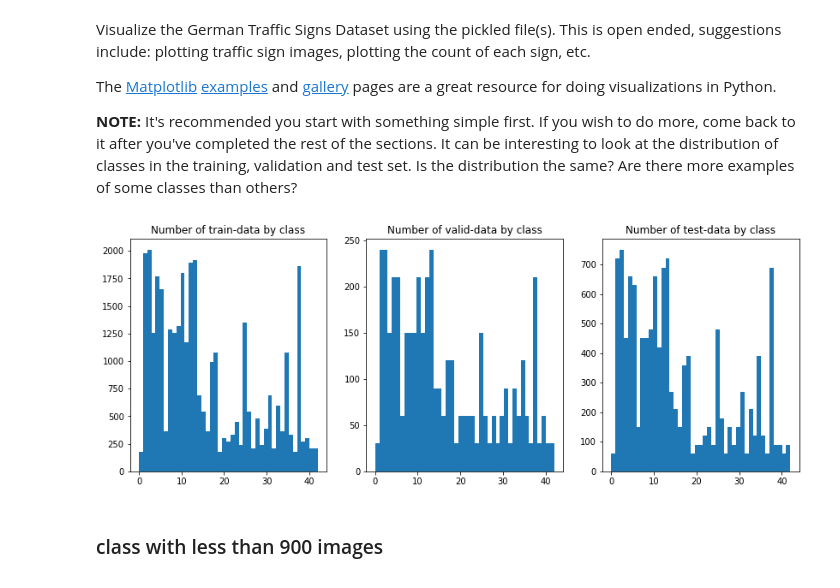
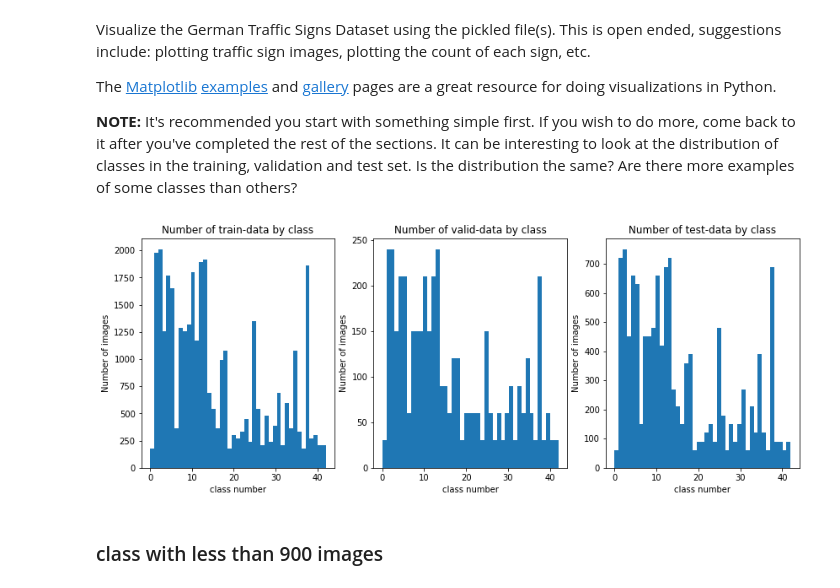
Before and after one commit to Ryuta-S/traffic_sign_classifier, a Jupyter notebook: Traffic_Sign_Classifier.ipynb, the cells around one changed output. Drawn from its saved outputs; the diff is of its cells as text; code cells hidden in the pictures.

```diff
--- a/Traffic_Sign_Classifier.ipynb
+++ b/Traffic_Sign_Classifier.ipynb
@@ -97,24 +97,31 @@ The [Matplotlib](http://matplotlib.org/) [examples](http://matplotlib.org/exampl
 # %%
 ### Data exploration visualization code goes here.
 ### Feel free to use as many code cells as needed.
 import matplotlib.pyplot as plt
 import numpy as np
 import cv2
 # Visualizations will be shown in the notebook.
 %matplotlib inline
 plt.figure(figsize=(14, 5))
 plt.subplot(131)
 plt.hist(y_train, n_classes, (0, n_classes-1))
 plt.title('Number of train-data by class')
+plt.xlabel('class number')
+plt.ylabel('Number of images')
 plt.subplot(132)
 plt.hist(y_valid, n_classes, (0, n_classes-1))
+plt.xlabel('class number')
+plt.ylabel('Number of images')
 plt.title('Number of valid-data by class')
 plt.subplot(133)
 plt.hist(y_test, n_classes, (0, n_classes-1))
 plt.title('Number of test-data by class')
+plt.xlabel('class number')
+plt.ylabel('Number of images')
+plt.savefig('./writeup_image/amount-each-class.jpg')
 plt.show()
 # %% [output]
-[figure, old version]
+[figure, new version]
 # %% [markdown]
 ###  class with less than 900 images
 # %%
```
Also changed, not shown: parts of 23 cells of this notebook, 1 other file.
